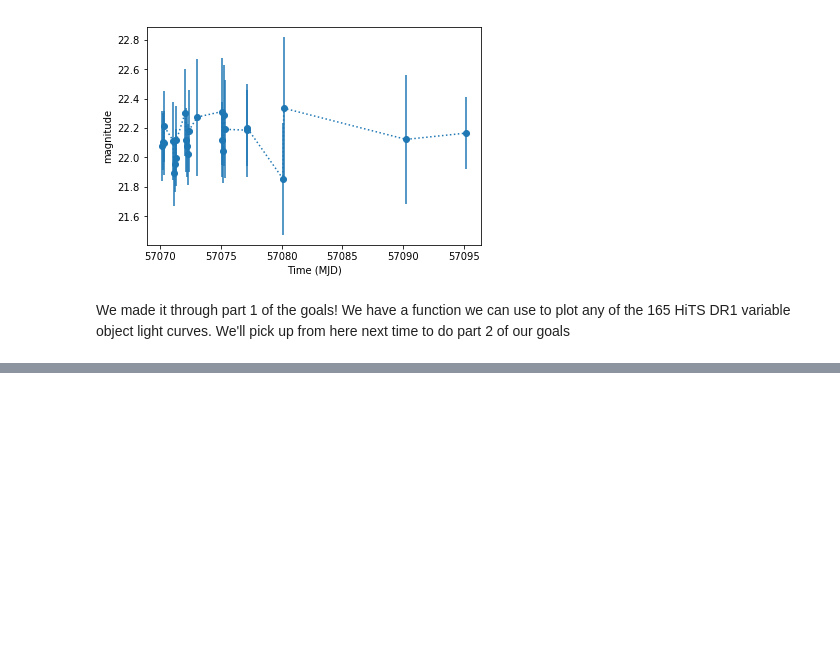
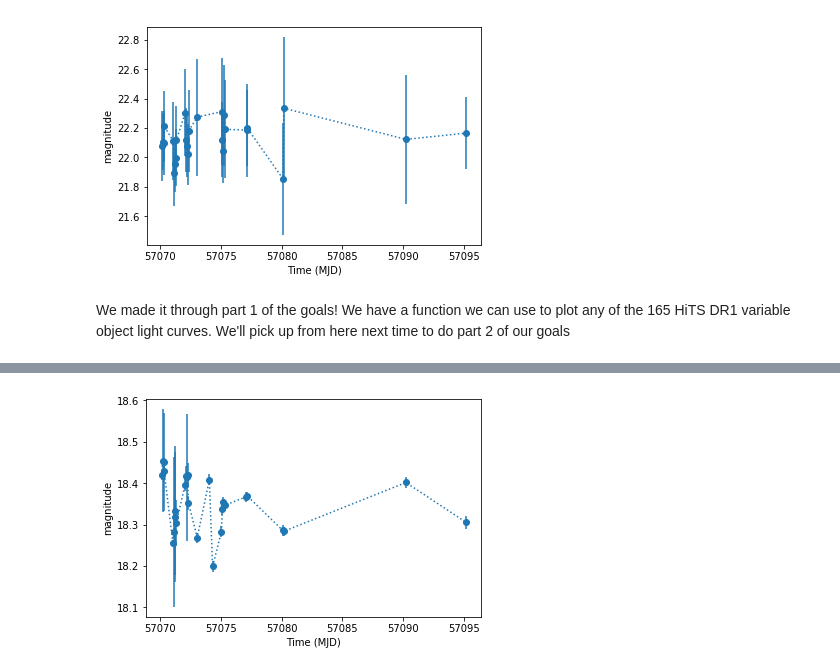
Before and after one commit to mrawls/lsst-hits-bump, a Jupyter notebook: courth18/Nov20.ipynb, the cells around one changed output, grey strips where cells are left out. Drawn from its saved outputs; the diff is of its cells as text; code cells hidden in the pictures; blank space fills up the shorter version.

```diff
--- a/courth18/Nov20.ipynb
+++ b/courth18/Nov20.ipynb
@@ -72,0 +228,4 @@ We made it through part 1 of the goals! We have a function we can use to plot an
+# %%
+plot_hits(hitsDf.iloc[2])
+# %% [output]
+[figure, added]
```
Also changed, not shown: parts of 31 cells of this notebook.
